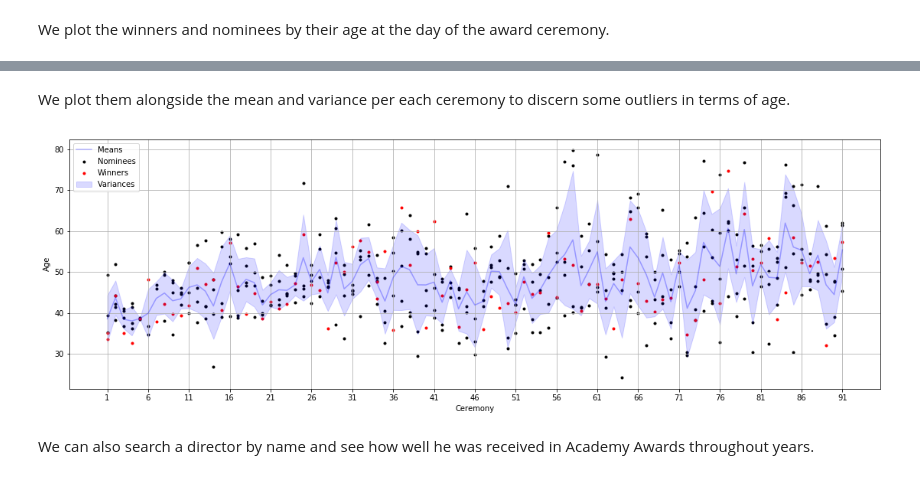
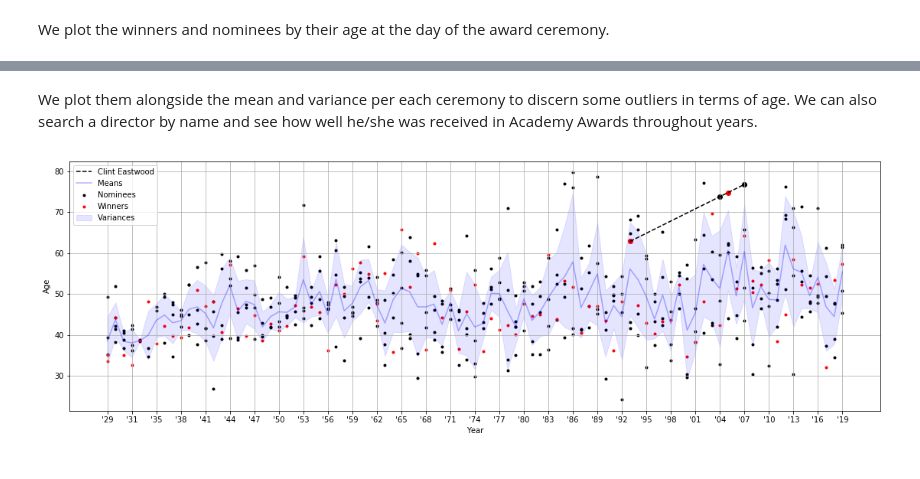
Before and after one commit to dcetin/academy-awards, a Jupyter notebook: academy-awards.ipynb, the cells around one changed output, grey strips where cells are left out. Cells and saved outputs as stored; diff of their text form; code cells hidden in the pictures.

Commit message:
Change axes and hovertexts, add legend

```diff
--- a/academy-awards.ipynb
+++ b/academy-awards.ipynb
@@ -32,15 +24,20 @@ def get_ceremony_date(ceremonies_df, i):
 def get_age(ceremonies_df, ceremony, birthdate, fmt='days'):
   if fmt == 'days':
     return (get_ceremony_date(ceremonies_df, ceremony) - birthdate).days
-  elif fmt == 'str':
+  elif fmt == 'ymd':
     rd = relativedelta(get_ceremony_date(ceremonies_df, ceremony), birthdate)
     return '{}y{}m{}d'.format(rd.years, rd.months, rd.days)
+  elif fmt == 'ym':
+    rd = relativedelta(get_ceremony_date(ceremonies_df, ceremony), birthdate)
+    return '{}y{}m'.format(rd.years, rd.months)
   elif fmt == 'float':
     rd = relativedelta(get_ceremony_date(ceremonies_df, ceremony), birthdate)
     return rd.years + (rd.months)/12.0 + (rd.days)/365.0
 # %%
 ceremonies_df['date_dt'] = pd.to_datetime(ceremonies_df['Date'].values, format='%B %d, %Y')
+ceremonies_df['year'] = ceremonies_df.apply(lambda row: row['date_dt'].year, axis=1).copy()
 bestdir_df['birthdate_dt'] = pd.to_datetime(bestdir_df['Birthdate'].values, format='%B %d, %Y')
 bestdir_df['age_float'] = bestdir_df.apply(lambda row: get_age(ceremonies_df, row['Ceremony'], row['birthdate_dt'], fmt='float'), axis=1)
+bestdir_df['age_ym'] = bestdir_df.apply(lambda row: get_age(ceremonies_df, row['Ceremony'], row['birthdate_dt'], fmt='ym'), axis=1)
 bestdir_df.tail()
 # %% [output]
@@ -56,12 +53,16 @@ We calculate some statistics and extract some filters which will come in handy w
 female_dirs = ['Lina Wertmuller', 'Jane Campion', 'Sofia Coppola', 'Kathryn Bigelow', 'Greta Gerwig']
 nominees = bestdir_df['Won'] == False
 winners = bestdir_df['Won'] == True
-females = bestdir_df['Director'].isin(female_dirs)
+females = bestdir_df['Name'].isin(female_dirs)
 ages_per_ceremony = [bestdir_df['age_float'][bestdir_df['Ceremony']==i].values for i in range(1, len(ceremonies_df)+1)]
 means = np.asarray([np.mean(x) for x in ages_per_ceremony])
+medians = np.asarray([np.median(x) for x in ages_per_ceremony])
 stds = np.asarray([np.std(x) for x in ages_per_ceremony])
 bestdir_df['color_nw'] = bestdir_df.apply(lambda row: 'red' if row['Won'] else 'black', axis=1).copy()
-bestdir_df['color_mf'] = bestdir_df.apply(lambda row: 'red' if row['Director'] in female_dirs else 'blue', axis=1).copy()
+bestdir_df['color_mf'] = bestdir_df.apply(lambda row: 'red' if row['Name'] in female_dirs else 'blue', axis=1).copy()
+xticks_pos, xticks_lab = list(range(1, len(ceremonies_df)+1, 3)), ["'" + str(x)[-2:] for x in ceremonies_df['year'][::3].values]
+hovertext = bestdir_df.apply(lambda row: '{}, {} ({}, {})'.format(row['Name'], row['age_ym'], row['Film'],
+                                                  get_ceremony_date(ceremonies_df, row['Ceremony']).year), axis=1).copy()
 # %% [markdown]
 We plot the winners and nominees by their age at the day of the award ceremony.
 # %%
@@ -78,20 +82,24 @@ fig.show()
 # %% [output]
 [interactive output not drawn]
 # %% [markdown]
-We plot them alongside the mean and variance per each ceremony to discern some outliers in terms of age.
+We plot them alongside the mean and variance per each ceremony to discern some outliers in terms of age. We can also search a director by name and see how well he/she was received in Academy Awards throughout years.
 # %%
+name = 'Clint Eastwood'
+specifier = bestdir_df['Name'] == name
 plt.figure(figsize=(19,6))
 plt.scatter(bestdir_df['Ceremony'][nominees], bestdir_df['age_float'][nominees], marker='.', c='k', label='Nominees')
 plt.scatter(bestdir_df['Ceremony'][winners], bestdir_df['age_float'][winners], marker='.', c='r', label='Winners')
+plt.plot(bestdir_df['Ceremony'][specifier], bestdir_df['age_float'][specifier], linestyle='--', c='k', label=name)
+plt.scatter(bestdir_df['Ceremony'][nominees & specifier], bestdir_df['age_float'][nominees & specifier], c='k', label='_nolegend_')
+plt.scatter(bestdir_df['Ceremony'][winners & specifier], bestdir_df['age_float'][winners & specifier], c='r', label='_nolegend_')
 plt.plot(ceremonies_df['Ceremony'], means, linestyle='-', c='b', alpha=0.3, label='Means')
-plt.fill_between(ceremonies_df['Ceremony'], means-stds, means+stds, color='b', alpha=0.15, label='Variances')
-plt.xticks(range(1, len(ceremonies_df)+1, 5))
+# plt.plot(ceremonies_df['Ceremony'], medians, linestyle='-', c='g', alpha=0.7, label='Medians')
+plt.fill_between(ceremonies_df['Ceremony'], means-stds, means+stds, color='b', alpha=0.1, label='Variances')
+plt.xticks(xticks_pos, xticks_lab)
 plt.grid(True)
 plt.ylabel('Age')
-plt.xlabel('Ceremony')
+plt.xlabel('Year')
 plt.legend(loc='upper left')
 plt.show()
 # %% [output]
-[figure, old version]
+[figure, new version]
-# %% [markdown]
-We can also search a director by name and see how well he was received in Academy Awards throughout years.
```
Also changed, not shown: parts of 6 cells of this notebook.
